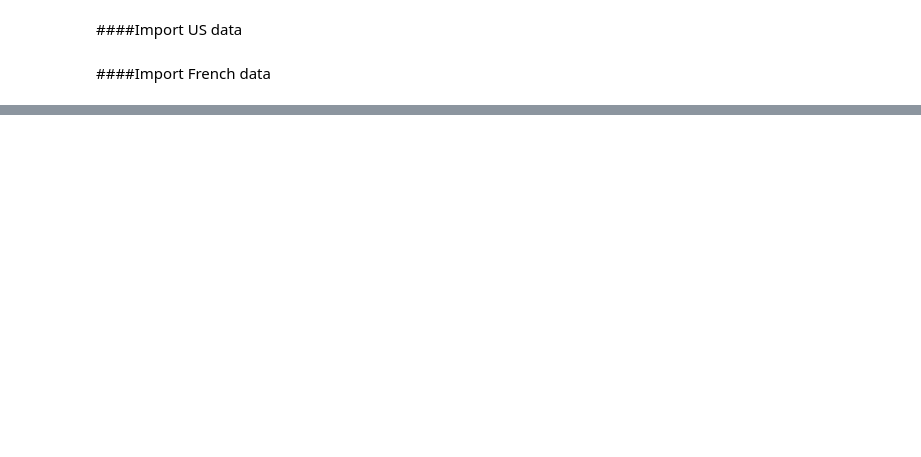
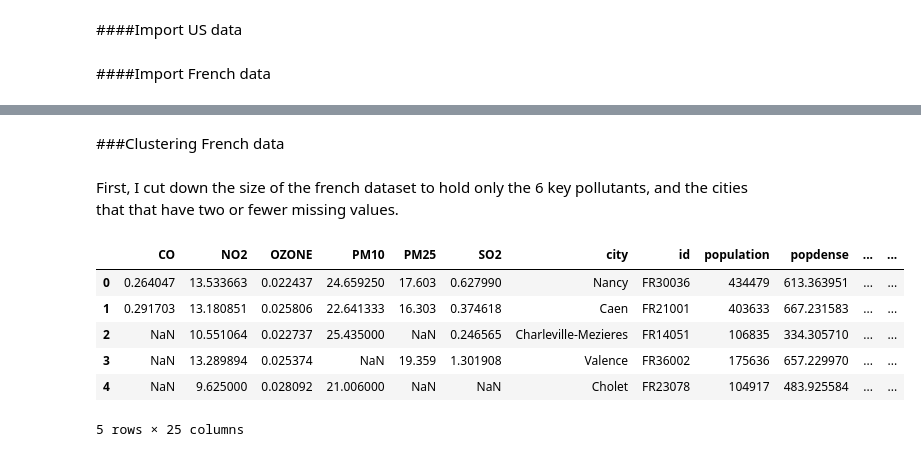
Before and after one commit to mchaffin17/AirPollutionFinalProject, a Jupyter notebook: UnsupervisedLearning_pt2.ipynb, the cells around one changed output, grey strips where cells are left out. Saved outputs shown, nothing was run; the diff lists cells and outputs as text; code cells hidden in the pictures; blank space fills up the shorter version.

```diff
--- a/UnsupervisedLearning_pt2.ipynb
+++ b/UnsupervisedLearning_pt2.ipynb
@@ -153,0 +221,14 @@ if french_clusts[]
+# %% [markdown]
+###Clustering French data
+# %% [markdown]
+First, I cut down the size of the french dataset to hold only the 6 key pollutants, and the cities that that have two or fewer missing values.
+# %%
+france.head()
+# %% [output]
+|  | CO | NO2 | OZONE | PM10 | PM25 | SO2 | city | id | population | popdense | ... | ... |
+| 0 | 0.264047 | 13.533663 | 0.022437 | 24.659250 | 17.603 | 0.627990 | Nancy | FR30036 | 434479 | 613.363951 | ... | ... |
+| 1 | 0.291703 | 13.180851 | 0.025806 | 22.641333 | 16.303 | 0.374618 | Caen | FR21001 | 403633 | 667.231583 | ... | ... |
+| 2 | NaN | 10.551064 | 0.022737 | 25.435000 | NaN | 0.246565 | Charleville-Mezieres | FR14051 | 106835 | 334.305710 | ... | ... |
+| 3 | NaN | 13.289894 | 0.025374 | NaN | 19.359 | 1.301908 | Valence | FR36002 | 175636 | 657.229970 | ... | ... |
+| 4 | NaN | 9.625000 | 0.028092 | 21.006000 | NaN | NaN | Cholet | FR23078 | 104917 | 483.925584 | ... | ... |
+5 rows × 25 columns
```
Also changed, not shown: parts of 58 cells of this notebook, 1 other file.
